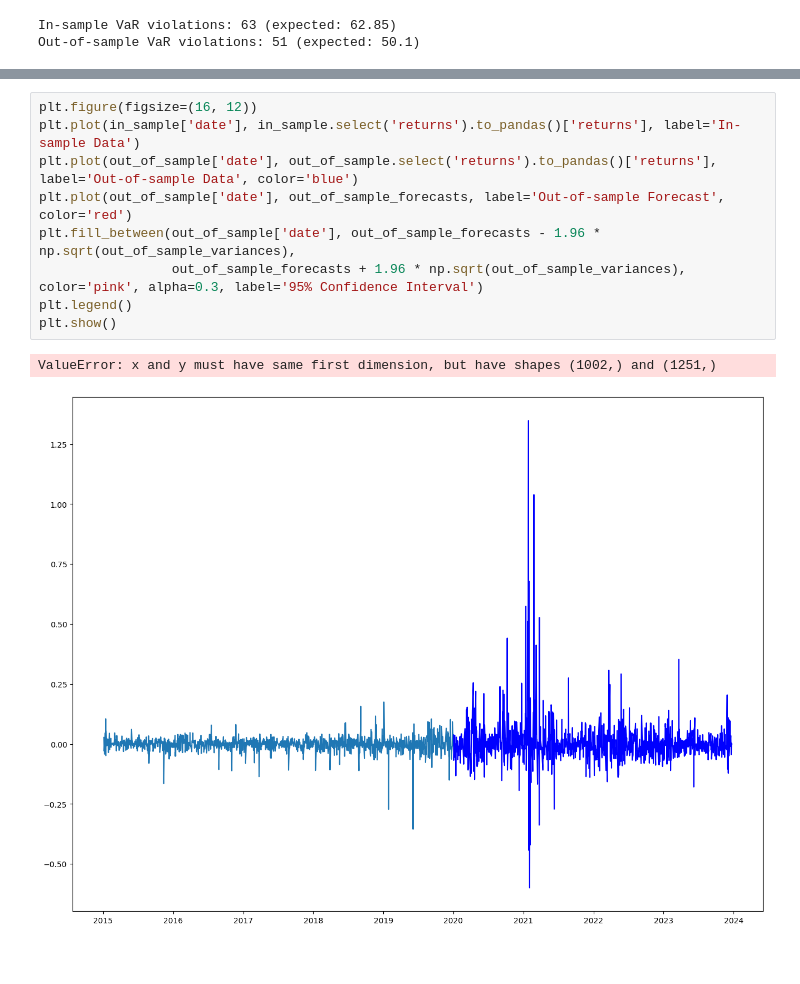
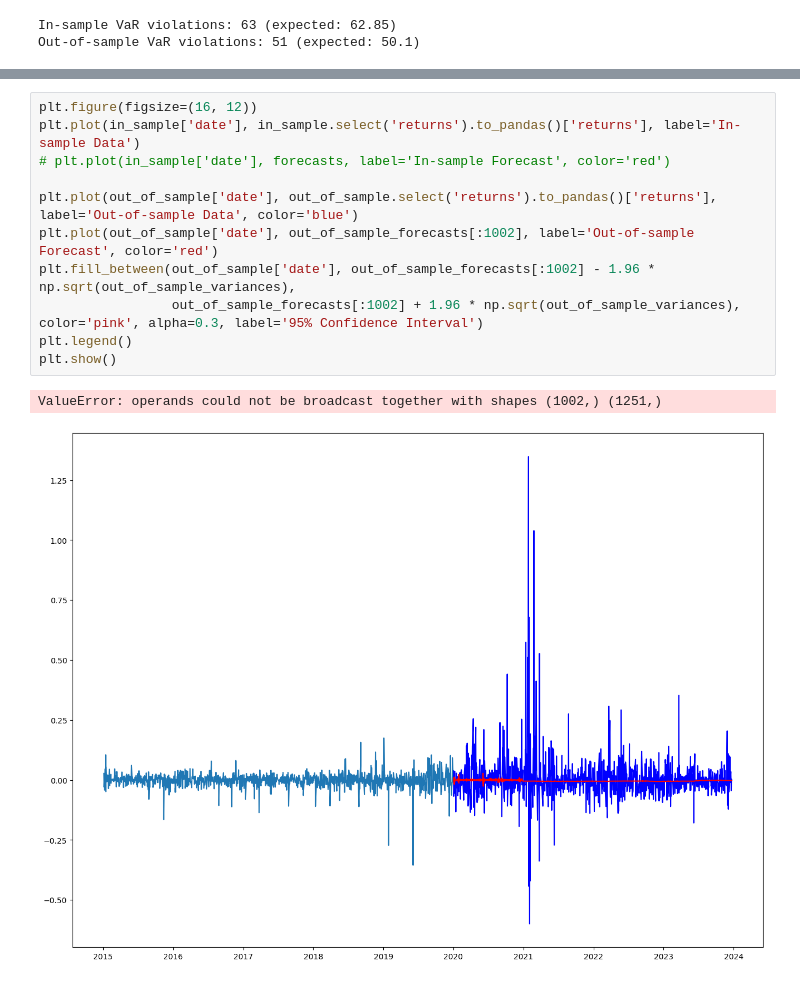
Before and after one commit to faunebl/timeseriescourse, a Jupyter notebook: ex4.ipynb, the cells around one changed output, grey strips where cells are left out. Cells and saved outputs as stored; diff of their text form.

```diff
--- a/ex4.ipynb
+++ b/ex4.ipynb
@@ -376,12 +413,14 @@ Out-of-sample VaR violations: 51 (expected: 50.1)
 # %%
 plt.figure(figsize=(16, 12))
 plt.plot(in_sample['date'], in_sample.select('returns').to_pandas()['returns'], label='In-sample Data')
+# plt.plot(in_sample['date'], forecasts, label='In-sample Forecast', color='red')
+
 plt.plot(out_of_sample['date'], out_of_sample.select('returns').to_pandas()['returns'], label='Out-of-sample Data', color='blue')
-plt.plot(out_of_sample['date'], out_of_sample_forecasts, label='Out-of-sample Forecast', color='red')
-plt.fill_between(out_of_sample['date'], out_of_sample_forecasts - 1.96 * np.sqrt(out_of_sample_variances),
-                 out_of_sample_forecasts + 1.96 * np.sqrt(out_of_sample_variances), color='pink', alpha=0.3, label='95% Confidence Interval')
+plt.plot(out_of_sample['date'], out_of_sample_forecasts[:1002], label='Out-of-sample Forecast', color='red')
+plt.fill_between(out_of_sample['date'], out_of_sample_forecasts[:1002] - 1.96 * np.sqrt(out_of_sample_variances),
+                 out_of_sample_forecasts[:1002] + 1.96 * np.sqrt(out_of_sample_variances), color='pink', alpha=0.3, label='95% Confidence Interval')
 plt.legend()
 plt.show()
 # %% [output]
-ValueError: x and y must have same first dimension, but have shapes (1002,) and (1251,)
+ValueError: operands could not be broadcast together with shapes (1002,) (1251,)
-[figure, old version]
+[figure, new version]
```
Also changed, not shown: parts of 3 cells of this notebook.
